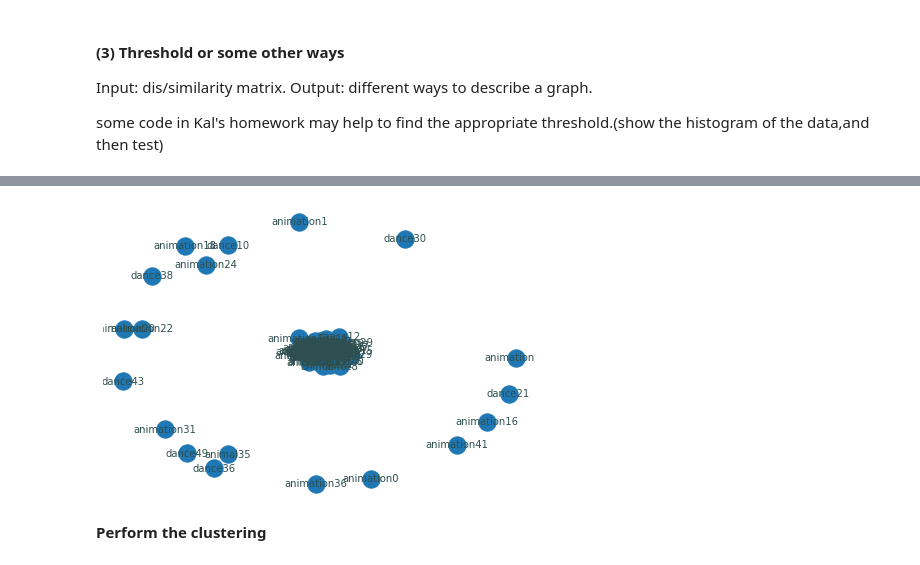
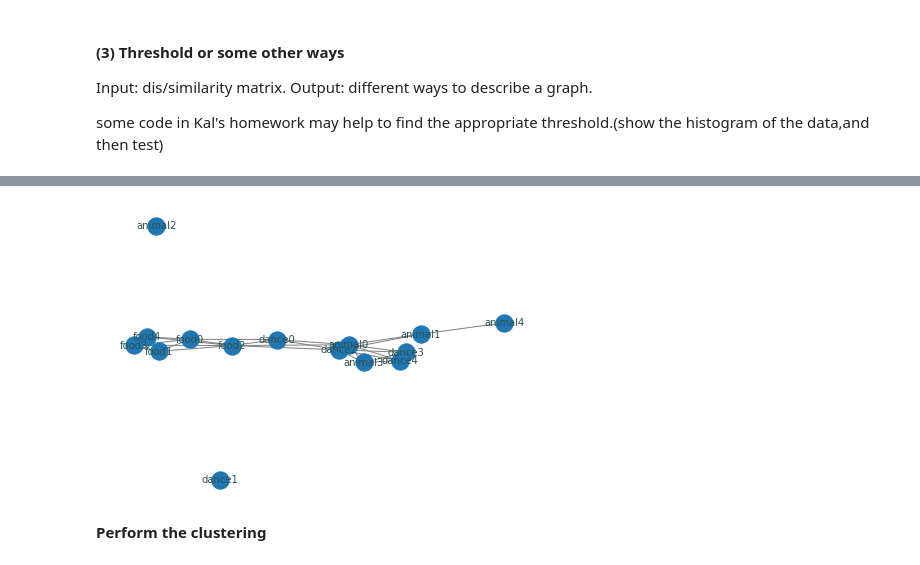
Before and after one commit to Tingyu00/CD-02, a Jupyter notebook: work_flow.ipynb, the cells around one changed output, grey strips where cells are left out. Cells and saved outputs as stored; diff of their text form; code cells hidden in the pictures.

Commit message:
Add files via upload
feed new features from object detection to community detection

```diff
--- a/work_flow.ipynb
+++ b/work_flow.ipynb
@@ -19,8 +18,8 @@ import matplotlib.pyplot as plt
 # %%
 # parameters
 #categories = ['animal','animation','dance','fashion','food','game','kichiku','knowledge','life','music','tech']
-categories = ['animal','animation','dance']
-num_train_per_cat = 50
+categories = ['animal','dance','food']
+num_train_per_cat = 5
 num_pictures = len(categories)*num_train_per_cat
-data_path = '../Documents/GitHub/CD-02/bilibili_img/'
+data_path = './M2_test/'
 # %% [markdown]
@@ -31,6 +30,10 @@ Input: pictures or their paths. Output: uncertain (Feature Vectors possibly).
 image_paths,labels,genres = feature.get_image_paths(data_path, categories, num_train_per_cat)
 # get feature vectors using different methods
 features = feature.get_feature_hog(image_paths)   # using hog to extract
+
+objects = feature2graph.read_features(num_pictures)
+elements = ['person','animal','food','other']
+vectors = feature2graph.get_vectors(objects, elements)
 # %% [markdown]
 #### (2) Covariance/ Euclidean Distance/Gaussian to get Dis/Similarity Matrix
 Input: featurer vectors.Output: dis/simlarity matrix.
@@ -38,4 +41,7 @@ Input: featurer vectors.Output: dis/simlarity matrix.
 if step(1) has directly got the output, then jump to the next step.
 # %%
 # using Euclidean distance to calculate distance/similarity
-distance = feature.get_distance(features,num_pictures)
+# distance = feature.get_distance(features,num_pictures)
+
+distance = feature.get_distance(vectors,num_pictures)
+print(distance)
@@ -48,16 +78,12 @@ some code in Kal's homework may help to find the appropriate threshold.(show the
 # %%
-# homework code to visualize similarity matrix in histogram
-#plt.figure(figsize=(15, 4))
-#_ = plt.hist(squareform(distance), bins=200)
-
-threshold = 19.2   # waiting to be tested
+threshold = 1.5  # waiting to be tested
 adjmat = feature.get_graph(distance,threshold)
 feature.write_edgestxt(num_pictures,adjmat)   # write edges information into a txt file
 # help to visualize graph for a simple look
 G = palsgraph.make_graph(adjmat, labels=labels, show_singletons=True)
 nx.draw(G, with_labels=True,font_size=10,font_color='darkslategray',edge_color='gray')
 # %% [output]
-[figure, old version]
+[figure, new version]
 # %% [markdown]
 **Perform the clustering**
 # %% [markdown]
```
Also changed, not shown: parts of 12 cells of this notebook, 19 other files.
